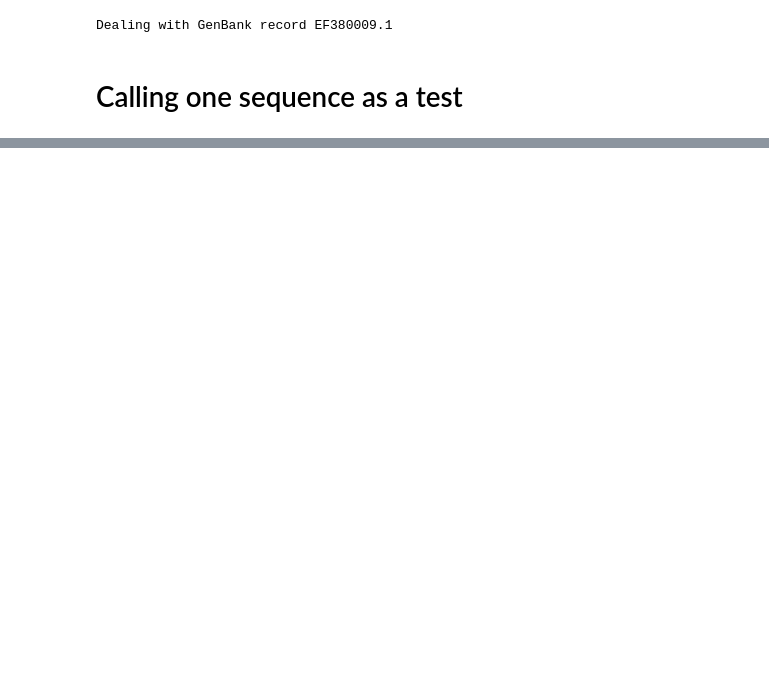
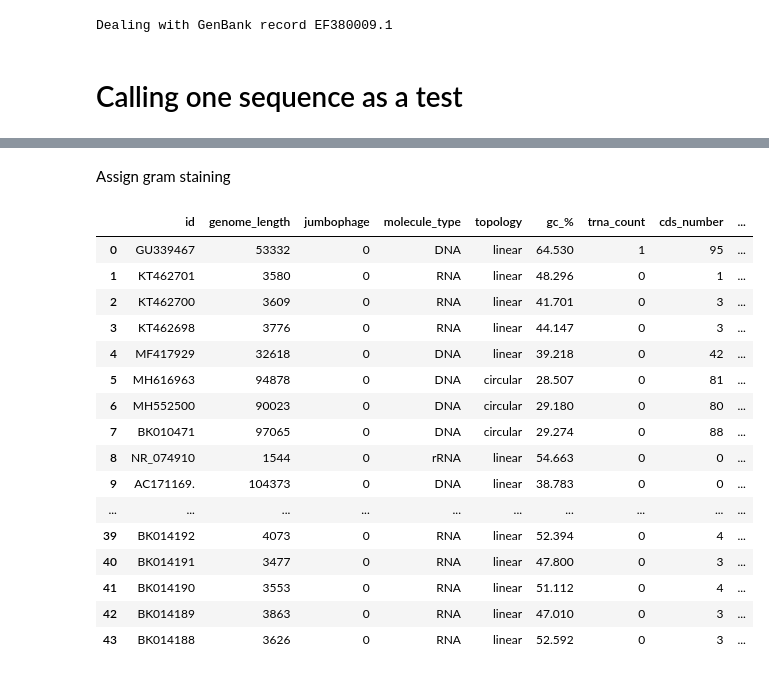
Before and after one commit to Alvaroguleon/Phage-predictor, a Jupyter notebook: notebooks/05_feature_engineering.ipynb, the cells around one changed output, grey strips where cells are left out. Cells and saved outputs as stored; diff of their text form; code cells hidden in the pictures; blank space fills up the shorter version.

```diff
--- a/notebooks/05_feature_engineering.ipynb
+++ b/notebooks/05_feature_engineering.ipynb
@@ -31,13 +31,17 @@ Dealing with GenBank record EF380009.1
 output_directory = "../data/interim/pharokka/"
 database_dir = "../data/external/pharokka_v1.4.0_databases"
 # %%
-genbank_file_path2 =  "/Users/Alvaro/Desktop/phage/sequence.gb"
-
+genbank_file_path2 =  "../data/raw/inphared_8Sep2023/8Sep2023_phages_downloaded_from_genbank.gb"
+genbank_file_path2 =  "../data/interim/genbank_engineering/sequence.gb"
+genbank_file_path2 = "/Users/Alvaro/Desktop/prueba_pharokka2/pharokka.gbk"
 # Read the GenBank file
 for record in SeqIO.parse(genbank_file_path2, "genbank"):
-    if record.id == "EF380009.1":
+
+
+    if record.id == "MN335248.1":
         print(f"Processing record: {record.id}\n")
 
         sequence = str(record.seq)
         print(sequence)
+        break
 # %% [output]
@@ -47,6 +90,7 @@ GAGTTTTATCGCTTCCATGACGCAGAAGTTAACACTTTCGGATATTTCTGATGAGTCGAAAAATTATCTTGATAAAGCAG
 # %%
 # database_dir = "/Users/Alvaro/Downloads/pharokka_v1.4.0_databases"
 database_dir = "/Users/Alvaro/miniconda3/envs/pharokkaENV/databases/"
-sequence = "NC_005213_converted.fna"
-unix_call(f'pharokka.py -i {sequence} -o {output_directory} -f -d {database_dir}')
+sequence = "../data/interim/genbank_engineering/double_sequence.fna"
+output_dir = "/Users/Alvaro/Desktop/full_pharokka"
+unix_call(f'pharokka.py -i {sequence} -o {output_dir} -f -t 10 -d {database_dir}')
 # %% [output]
@@ -70,5 +114,0 @@ unix_call(f'pharokka.py -i {sequence} -o {output_directory} -f -d {database_dir}
-# %%
-# database_dir = "/Users/Alvaro/Downloads/pharokka_v1.4.0_databases"
-database_dir = "/Users/Alvaro/miniconda3/envs/pharokkaENV/databases/"
-sequence = "NC_005213_converted.fna"
-pharokka.py -i "NC_005213_converted.fna" -o . -f -d "/Users/Alvaro/miniconda3/envs/pharokkaENV/databases/"
@@ -95,0 +253,29 @@ optional arguments:
+# %% [markdown]
+Assign gram staining
+# %%
+stain = pd.read_csv("../data/interim/gram_staining/staining_assignation.csv", index_col = 0)
+stain = stain[['Accession', 'staining']]
+stain = stain.rename(columns={'Accession': 'id'})
+
+# Merge the two dataframes on the 'id' column
+df = pd.merge(df, stain, on='id', how='left')
+
+df
+# %% [output]
+|  | id | genome_length | jumbophage | molecule_type | topology | gc_% | trna_count | cds_number | ... |
+| 0 | GU339467 | 53332 | 0 | DNA | linear | 64.530 | 1 | 95 | ... |
+| 1 | KT462701 | 3580 | 0 | RNA | linear | 48.296 | 0 | 1 | ... |
+| 2 | KT462700 | 3609 | 0 | RNA | linear | 41.701 | 0 | 3 | ... |
+| 3 | KT462698 | 3776 | 0 | RNA | linear | 44.147 | 0 | 3 | ... |
+| 4 | MF417929 | 32618 | 0 | DNA | linear | 39.218 | 0 | 42 | ... |
+| 5 | MH616963 | 94878 | 0 | DNA | circular | 28.507 | 0 | 81 | ... |
+| 6 | MH552500 | 90023 | 0 | DNA | circular | 29.180 | 0 | 80 | ... |
+| 7 | BK010471 | 97065 | 0 | DNA | circular | 29.274 | 0 | 88 | ... |
+| 8 | NR_074910 | 1544 | 0 | rRNA | linear | 54.663 | 0 | 0 | ... |
+| 9 | AC171169. | 104373 | 0 | DNA | linear | 38.783 | 0 | 0 | ... |
+| ... | ... | ... | ... | ... | ... | ... | ... | ... | ... |
+| 39 | BK014192 | 4073 | 0 | RNA | linear | 52.394 | 0 | 4 | ... |
+| 40 | BK014191 | 3477 | 0 | RNA | linear | 47.800 | 0 | 3 | ... |
+| 41 | BK014190 | 3553 | 0 | RNA | linear | 51.112 | 0 | 4 | ... |
+| 42 | BK014189 | 3863 | 0 | RNA | linear | 47.010 | 0 | 3 | ... |
+| 43 | BK014188 | 3626 | 0 | RNA | linear | 52.592 | 0 | 3 | ... |
```
Also changed, not shown: parts of 6 cells of this notebook, 3 other files.
